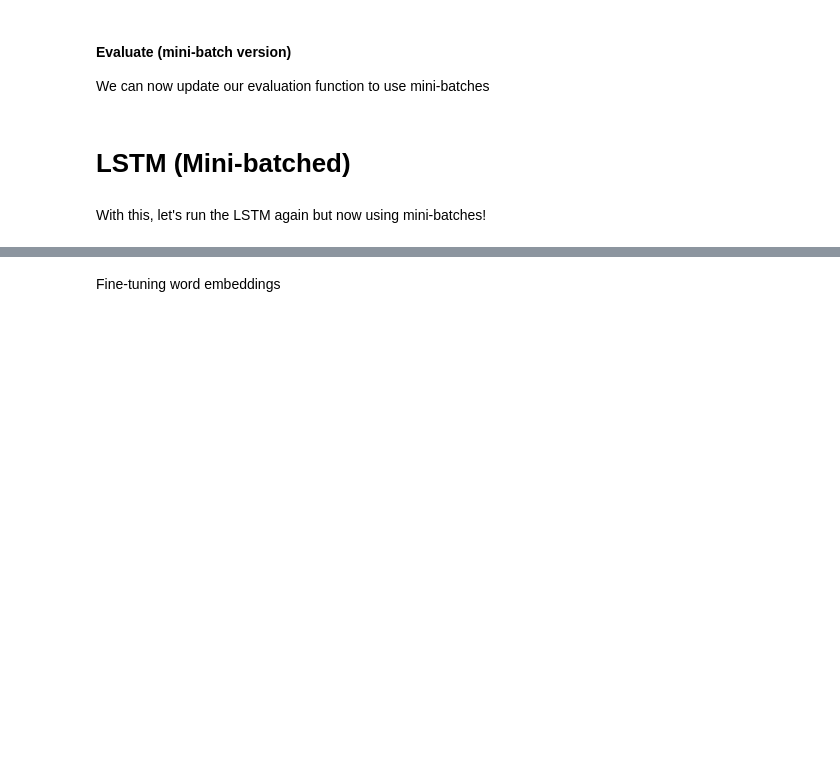
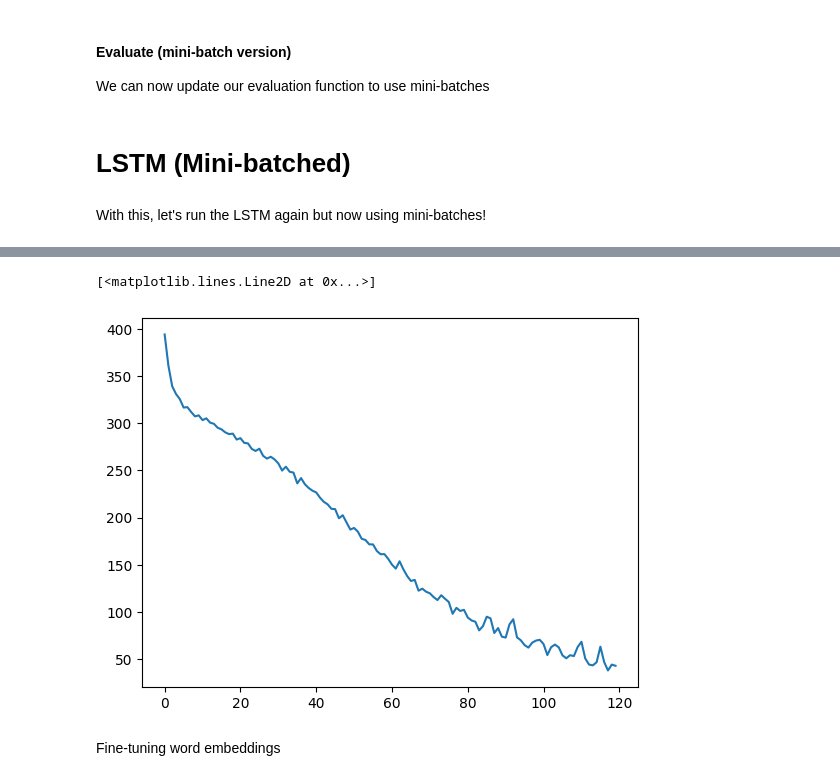
Before and after one commit to stefdewildt/NLP, a Jupyter notebook: NLP1_2025_Practical_2_(student).ipynb, the cells around one changed output, grey strips where cells are left out. Drawn from its saved outputs; the diff is of its cells as text; code cells hidden in the pictures; blank space fills up the shorter version.

```diff
--- a/NLP1_2025_Practical_2_(student).ipynb
+++ b/NLP1_2025_Practical_2_(student).ipynb
@@ -1338,5 +1456,9 @@ lstm_losses, lstm_accuracies = train_model(
 # %%
 # plot training loss
+plt.plot(lstm_losses)
+# %% [output]
+[<matplotlib.lines.Line2D at 0x...>]
+[figure, added]
 # %% [markdown]
 Fine-tuning word embeddings
 # %%
```
Also changed, not shown: parts of 27 cells of this notebook.
